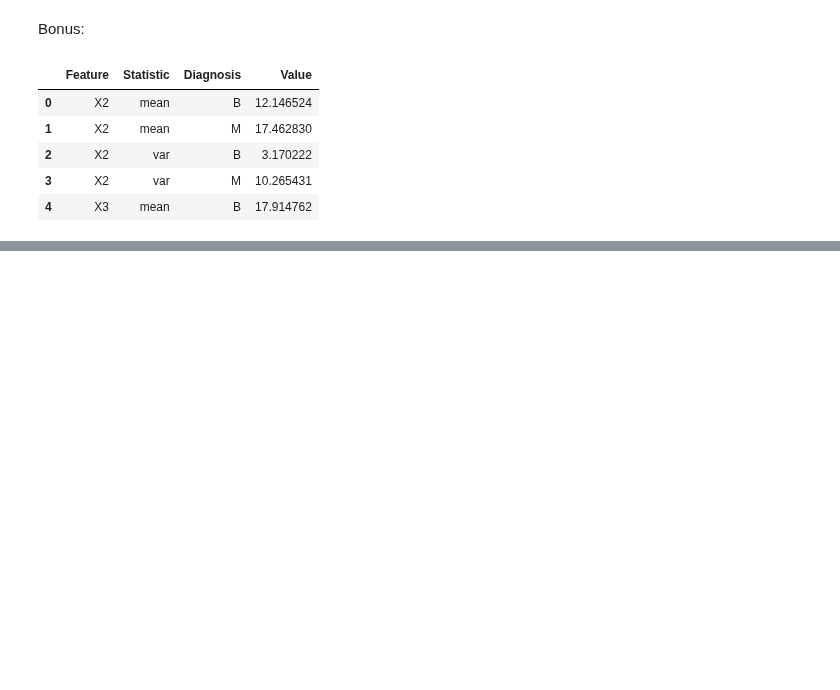
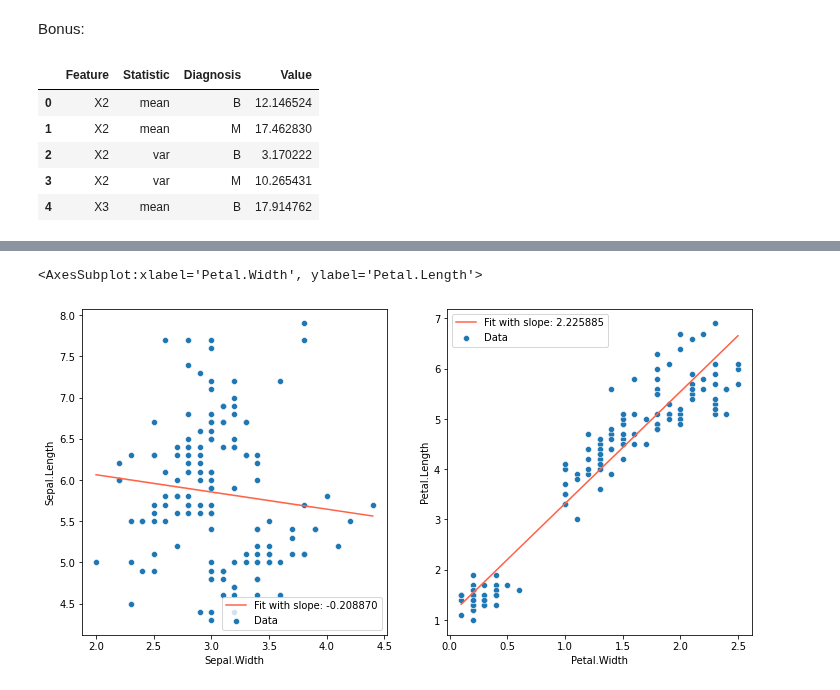
Before and after one commit to AaltoSciComp/data-analysis-workflows-course, a Jupyter notebook: python_exercises/ch3-python-ex1-solution.ipynb, the cells around one changed output, grey strips where cells are left out. Cells and saved outputs as stored; diff of their text form; code cells hidden in the pictures; blank space fills up the shorter version.

```diff
--- a/python_exercises/ch3-python-ex1-solution.ipynb
+++ b/python_exercises/ch3-python-ex1-solution.ipynb
@@ -181,0 +130,36 @@ setosa    Species  Sepal.Length  Sepal.Width  Petal.Length  Petal.Width
+# %%
+import matplotlib.pyplot as plt
+import seaborn as sb
+from scipy.optimize import curve_fit
+
+def linear_model(x, a, b):
+    return a*x+b
+
+def fit_linear(dataset, x_column, y_column, result_name='Coef'):
+
+    coefs,_ = curve_fit(linear_model, dataset[x_column], dataset[y_column])
+
+    return coefs
+
+# Step 2
+def get_predictions(dataset, coefs, x_column):
+
+    prediction = linear_model(dataset[x_column], *coefs)
+    return prediction
+
+iris_fitted = iris_data.copy()
+
+sepal_coefs = fit_linear(iris_fitted, 'Sepal.Width', 'Sepal.Length')
+iris_fitted['Sepal.Prediction'] = get_predictions(iris_fitted, sepal_coefs, 'Sepal.Width')
+
+petal_coefs = fit_linear(iris_fitted, 'Petal.Width', 'Petal.Length')
+iris_fitted['Petal.Prediction'] = get_predictions(iris_fitted, petal_coefs, 'Petal.Width')
+
+fig, (ax1, ax2) = plt.subplots(ncols=2, figsize=(12,6))
+sb.scatterplot(x='Sepal.Width', y='Sepal.Length', data=iris_fitted, label='Data', ax=ax1)
+sb.lineplot(x='Sepal.Width', y='Sepal.Prediction', data=iris_fitted, label='Fit with slope: %f' % sepal_coefs[0], color='tomato', ax=ax1)
+sb.scatterplot(x='Petal.Width', y='Petal.Length', data=iris_fitted, label='Data', ax=ax2)
+sb.lineplot(x='Petal.Width', y='Petal.Prediction', data=iris_fitted, label='Fit with slope: %f' % petal_coefs[0], color='tomato', ax=ax2)
+# %% [output]
+<AxesSubplot:xlabel='Petal.Width', ylabel='Petal.Length'>
+[figure, added]
```
Also changed, not shown: parts of 12 cells of this notebook.
